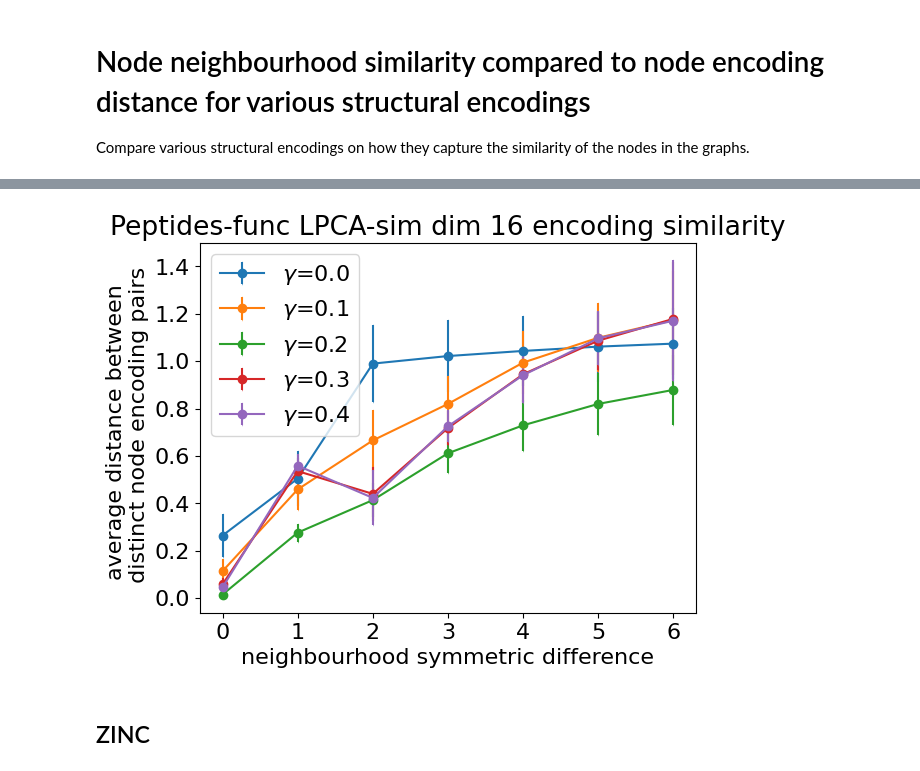
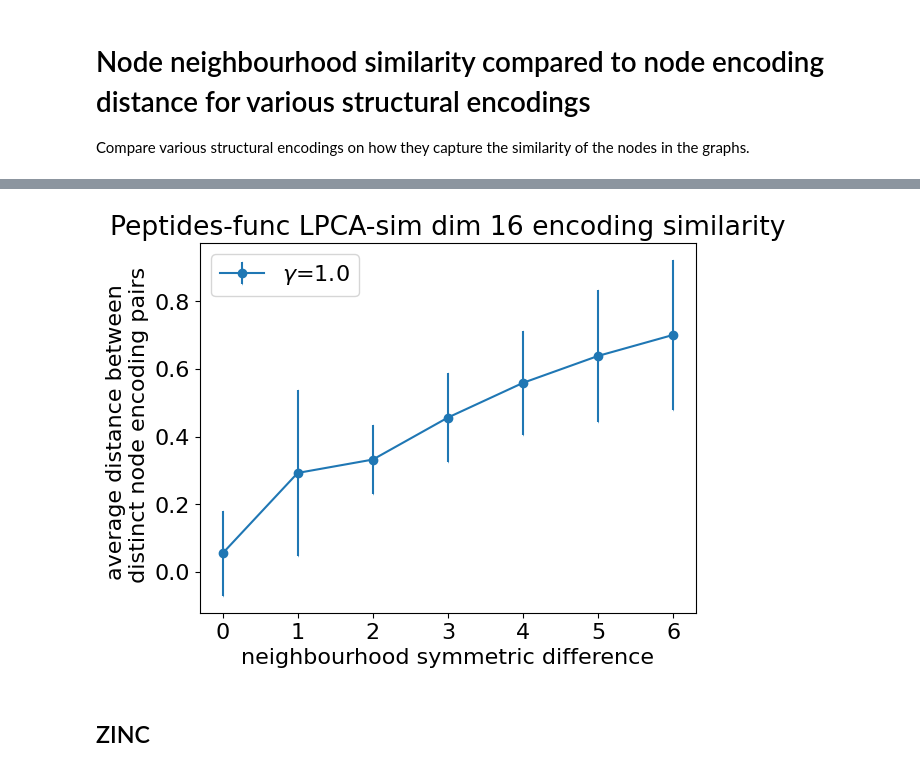
Before and after one commit to richardbinder/binary-matrix-factorization, a Jupyter notebook: src/encoding_similarity_new.ipynb, the cells around one changed output, grey strips where cells are left out. Drawn from its saved outputs; the diff is of its cells as text; code cells hidden in the pictures.

```diff
--- a/src/encoding_similarity_new.ipynb
+++ b/src/encoding_similarity_new.ipynb
@@ -23,7 +23,7 @@ plot_neighbourhood_similarity_multiple({r'$\gamma$' + f"={g}": DIR_PATH + f"simi
 # %%
-plot_neighbourhood_similarity_multiple({r'$\gamma$' + f"={g}": DIR_PATH + f"similarity_lpca_with_sim_Peptides_k8_b4_gamma{g}_s50.parquet" for g in [0.0, 0.1, 0.2, 0.3, 0.4]}, "Peptides-func LPCA-sim dim 16 encoding similarity")
+plot_neighbourhood_similarity_multiple({r'$\gamma$' + f"={g}": DIR_PATH + f"similarity_lpca_with_sim_Peptides_k8_b4_gamma{g}_s50.parquet" for g in [1.0]}, "Peptides-func LPCA-sim dim 16 encoding similarity")
 # %% [output]
-[figure, old version]
+[figure, new version]
 # %% [markdown]
 ## ZINC
 # %%
```
Also changed, not shown: parts of 2 cells of this notebook, 6 other files.
